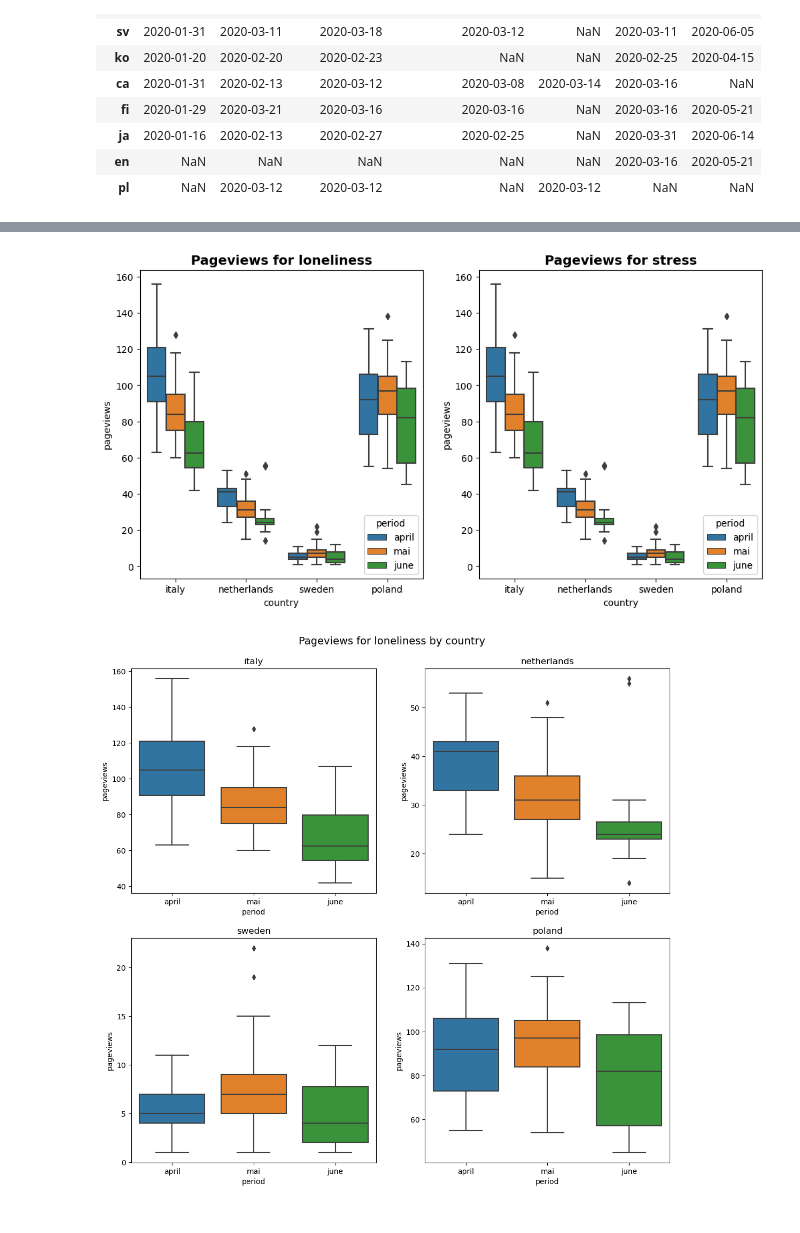
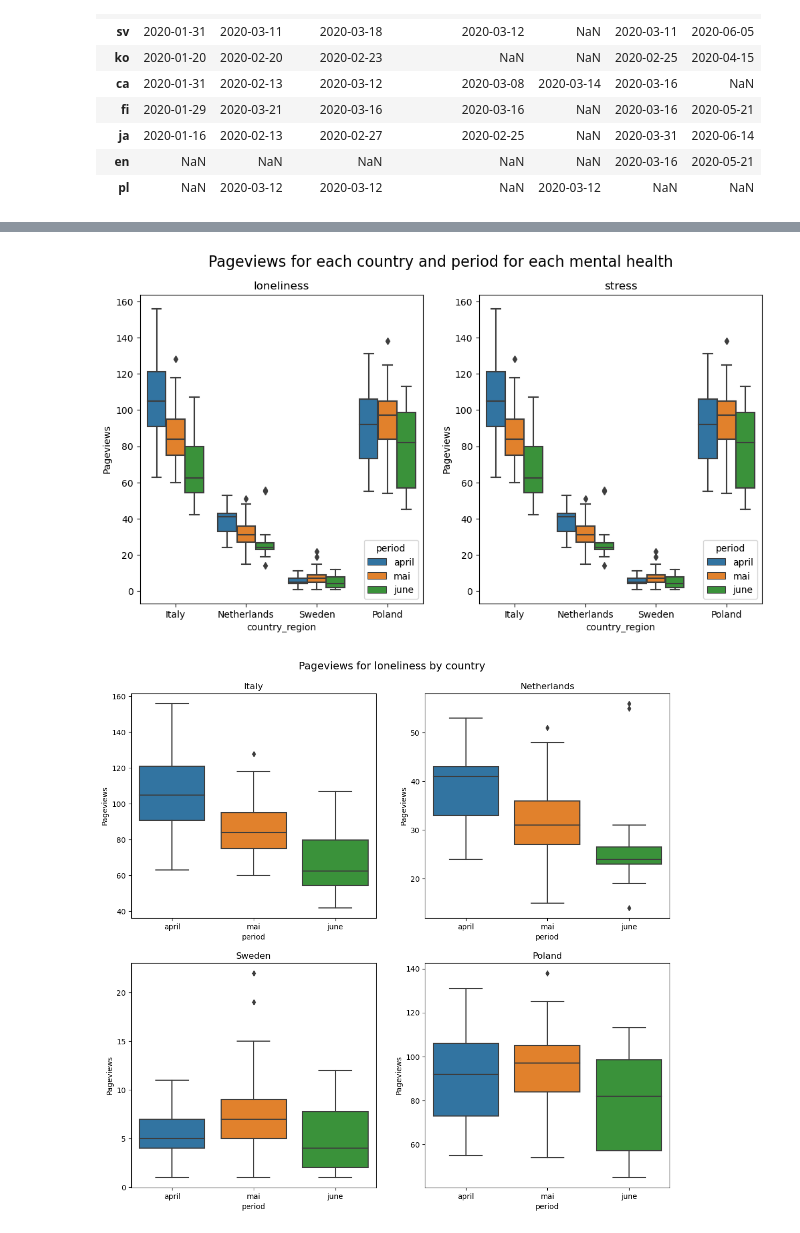
Before and after one commit to epfl-ada/ada-2022-project-adamsleg, a Jupyter notebook: pageviews_vs_covidistress.ipynb, the cells around one changed output, grey strips where cells are left out. Drawn from its saved outputs; the diff is of its cells as text; code cells hidden in the pictures.

```diff
--- a/pageviews_vs_covidistress.ipynb
+++ b/pageviews_vs_covidistress.ipynb
@@ -372,7 +473,7 @@ def get_apple_data(lang):
     return df
 
 def get_google_data(lang):
-    df = google_mobility_data[google_mobility_data['country_region_code'] == lang.upper()]
+    df = google_mobility_data[google_mobility_data['country_region'] == region[lang]]
     df = df[df['sub_region_1'].isna()] #keep only rows with country level data (for italy only using sub_region_1 is enough)
     df = df.dropna(axis=1, how='all') #keep only rows without NaN values(should drop all "sub_region"s)
     df = df.interpolate() #replace NaN values with average of bfill and ffill (No NaN values in this filtered dataframe but not necessarily the case)
@@ -393,7 +494,7 @@ def merge_datasets(pageviews, apple, google):
     df = pd.merge(df, google, left_index=True, right_index=True)
     return df
 
-def loop(lang, diseases):
+def get_dfs(lang, diseases):
     pageviews = get_pageviews_data(lang)
     apple = get_apple_data(lang)
     google = get_google_data(lang)
@@ -401,10 +502,10 @@ def loop(lang, diseases):
     return df
 # %%
 #get dataframes for each country
-df_pv_italy_all = loop('it', diseases_names['en'])
-df_pv_netherlands_all = loop('nl', diseases_names['en'])
-df_pv_sweden_all = loop('sv', diseases_names['en'])
-df_pv_poland_all = loop('pl', diseases_names['en'])
+df_pv_italy_all = get_dfs('it', diseases_names['en'])
+df_pv_netherlands_all = get_dfs('nl', diseases_names['en'])
+df_pv_sweden_all = get_dfs('sv', diseases_names['en'])
+df_pv_poland_all = get_dfs('pl', diseases_names['en'])
 
 START_CD = pd.to_datetime('2020-03-30')
 END_CD = pd.to_datetime('2020-06-17')
@@ -524,14 +589,15 @@ See the caveats in the documentation: https://pandas.pydata.org/pandas-docs/stab
 # %%
 diseases_covidistress = ['loneliness', 'stress']
 #plot pageviews for each country and period for each pagename in subplot
 fig, ax = plt.subplots(1,2, figsize=(12,6))
 
 
 for i in range(len(diseases_covidistress)):
-    sns.boxplot(x='country', y='loneliness', hue='period', data=df_pv, ax=ax[i])
-    ax[i].set_title('Pageviews for {}'.format(diseases_covidistress[i]), fontsize=14, fontweight='bold')
-    ax[i].set_ylabel('pageviews')
+    sns.boxplot(x='country_region', y='loneliness', hue='period', data=df_pv, ax=ax[i])
+    ax[i].set_title('{}'.format(diseases_covidistress[i]), fontsize=12)
+    ax[i].set_ylabel('Pageviews')
+fig.suptitle('Pageviews for each country and period for each mental health', fontsize=16)
 plt.show()
 # %% [output]
-[figure, old version]
+[figure, new version]
 # %%
```
Also changed, not shown: parts of 37 cells of this notebook.
